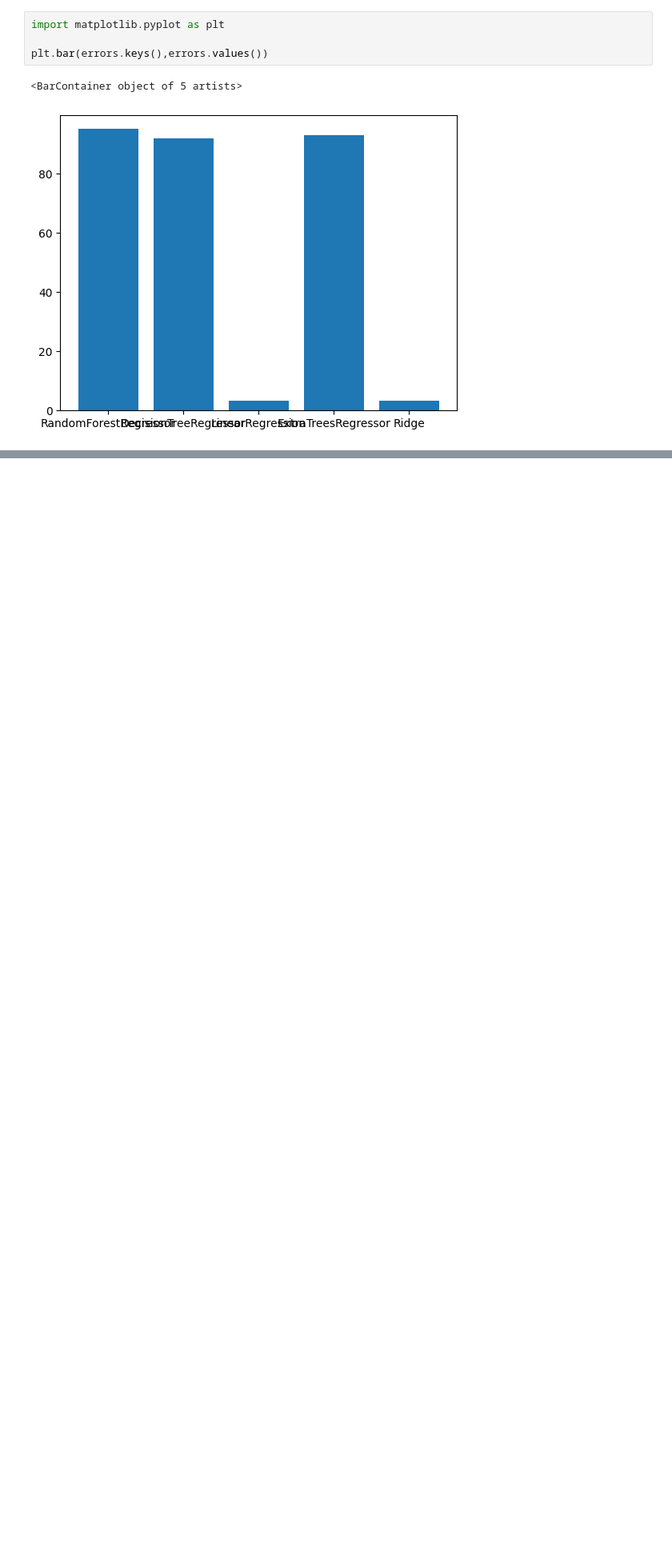
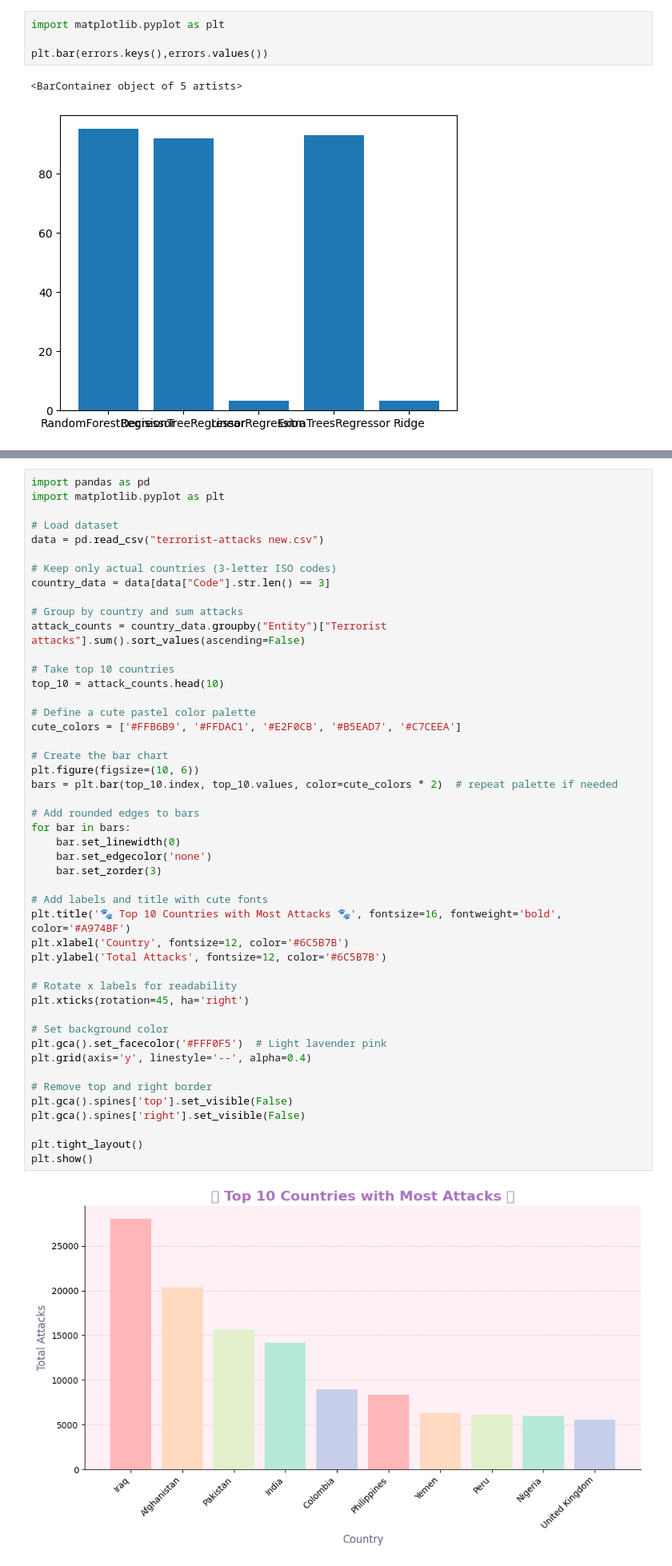
Before and after one commit to black-man-for/Data_analysis, a Jupyter notebook: Terrorist_Attack_situation_of_the_world.ipynb, the cells around one changed output, grey strips where cells are left out. Shown at 80% size. Saved outputs shown, nothing was run; the diff lists cells and outputs as text; blank space fills up the shorter version.

```diff
--- a/Terrorist_Attack_situation_of_the_world.ipynb
+++ b/Terrorist_Attack_situation_of_the_world.ipynb
@@ -214,3 +214,52 @@ plt.tight_layout()
 plt.show()
 # %% [output]
 [figure]
+# %%
+import pandas as pd
+import matplotlib.pyplot as plt
+
+# Load dataset
+data = pd.read_csv("terrorist-attacks new.csv")
+
+# Keep only actual countries (3-letter ISO codes)
+country_data = data[data["Code"].str.len() == 3]
+
+# Group by country and sum attacks
+attack_counts = country_data.groupby("Entity")["Terrorist attacks"].sum().sort_values(ascending=False)
+
+# Take top 10 countries
+top_10 = attack_counts.head(10)
+
+# Define a cute pastel color palette
+cute_colors = ['#FFB6B9', '#FFDAC1', '#E2F0CB', '#B5EAD7', '#C7CEEA']
+
+# Create the bar chart
+plt.figure(figsize=(10, 6))
+bars = plt.bar(top_10.index, top_10.values, color=cute_colors * 2)  # repeat palette if needed
+
+# Add rounded edges to bars
+for bar in bars:
+    bar.set_linewidth(0)
+    bar.set_edgecolor('none')
+    bar.set_zorder(3)
+
+# Add labels and title with cute fonts
+plt.title('🐾 Top 10 Countries with Most Attacks 🐾', fontsize=16, fontweight='bold', color='#A974BF')
+plt.xlabel('Country', fontsize=12, color='#6C5B7B')
+plt.ylabel('Total Attacks', fontsize=12, color='#6C5B7B')
+
+# Rotate x labels for readability
+plt.xticks(rotation=45, ha='right')
+
+# Set background color
+plt.gca().set_facecolor('#FFF0F5')  # Light lavender pink
+plt.grid(axis='y', linestyle='--', alpha=0.4)
+
+# Remove top and right border
+plt.gca().spines['top'].set_visible(False)
+plt.gca().spines['right'].set_visible(False)
+
+plt.tight_layout()
+plt.show()
+# %% [output]
+[figure, added]
```
